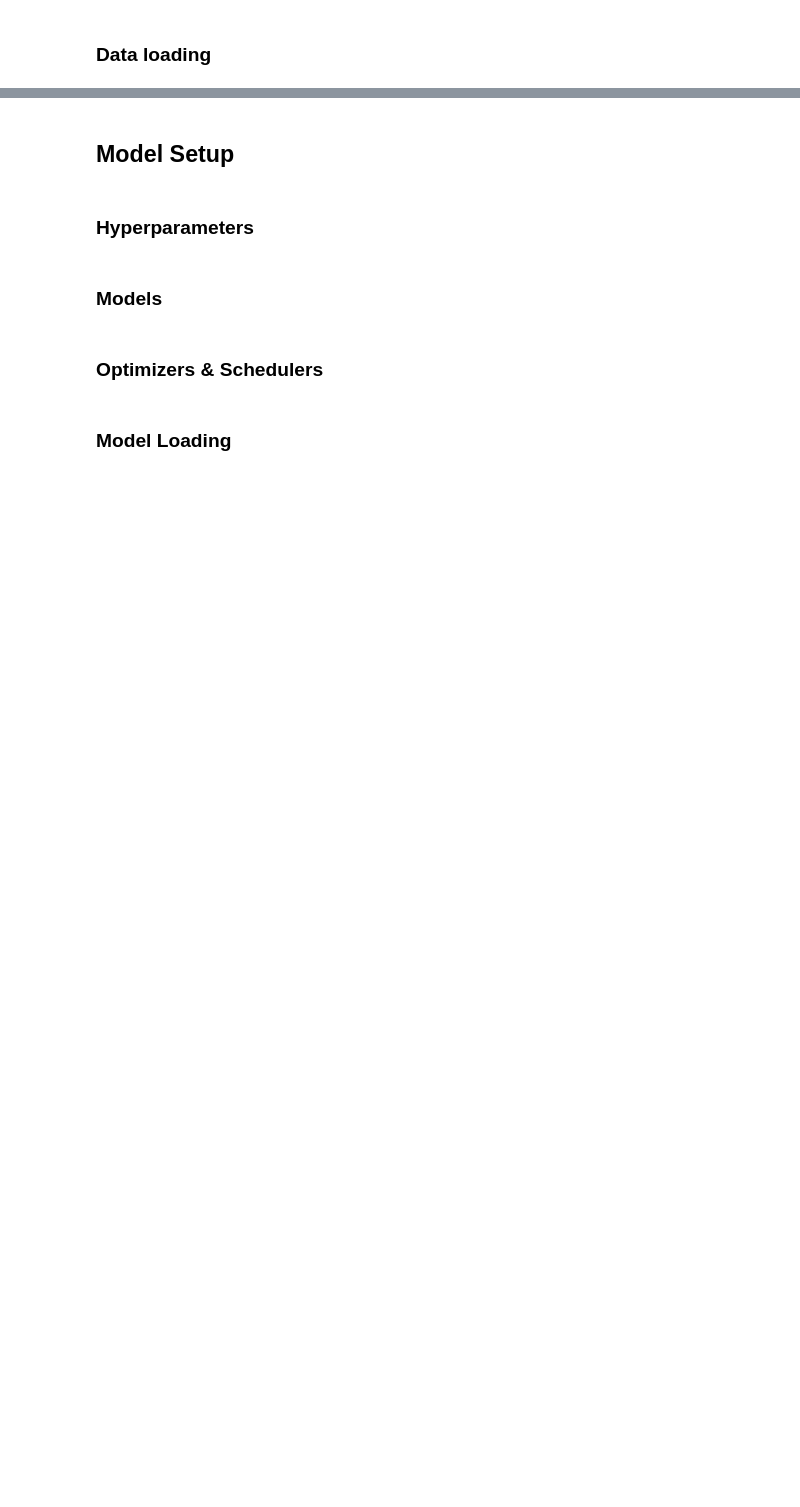
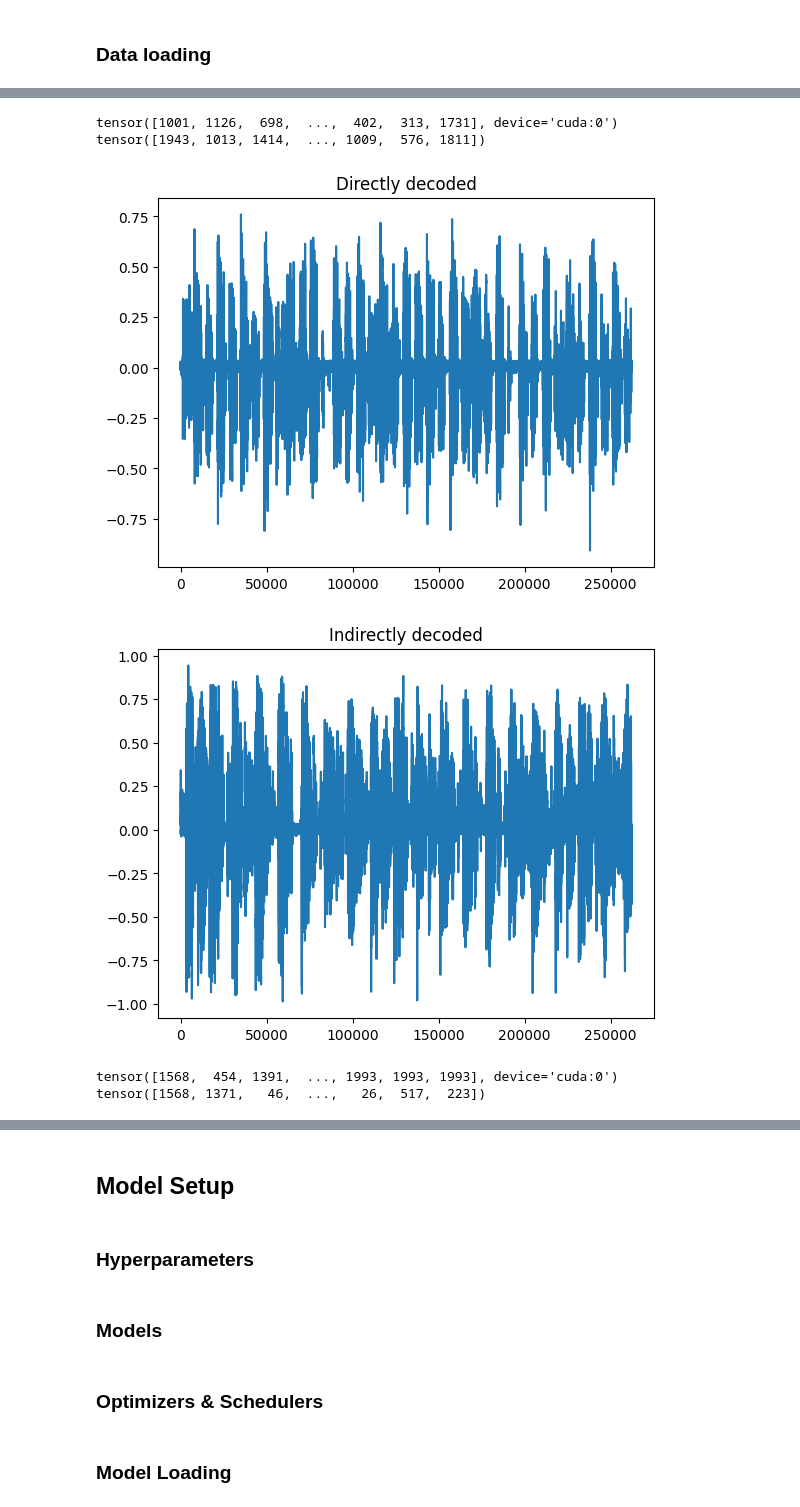
Before and after one commit to FinianLandes/MA_Diffusion, a Jupyter notebook: JukeboxImpl/Audio Transformer.ipynb, the cells around one changed output, grey strips where cells are left out. Saved outputs shown, nothing was run; the diff lists cells and outputs as text; code cells hidden in the pictures; blank space fills up the shorter version.

```diff
--- a/JukeboxImpl/Audio Transformer.ipynb
+++ b/JukeboxImpl/Audio Transformer.ipynb
@@ -98,16 +97,44 @@ logger.info(f"Created test dataset with length {len(md.train_dataset)}")
 # %%
-def generate_latent_repr(vq_vae: nn.Module, data: Dataset, batch_size: int = 24, device: str = "cpu") -> Dataset:
+def generate_latent_repr(vq_vae: VQVAE, data: Dataset, batch_size: int = 24, device: str = "cpu", n_samples: int | None = None) -> Dataset:
     data_loader = DataLoader(data, batch_size=batch_size, shuffle=False)
     converted_data = []
     vq_vae.eval()
     for b,_ in (data_loader):
-        _, q_z, _, _ = vq_vae(b.unsqueeze(1).to(device))
-        converted_data.append(q_z)
+        with torch.no_grad():
+            indicies = vq_vae.encode(b.unsqueeze(1).to(device))
+        converted_data.append(indicies)
     vq_vae.train()
     new_data = torch.cat(converted_data, dim=0)
+    if n_samples is not None:
+        new_data = new_data[:n_samples, ...]
+
     return AudioDataset(new_data, data_type=torch.long)
 # %%
-latent_dataset = generate_latent_repr(vq_vae, train_dataset, 12, device)
-latent_val_dataset = generate_latent_repr(vq_vae, val_dataset, 12, device)
+latent_dataset = generate_latent_repr(vq_vae, train_dataset, 24, device)
+latent_val_dataset = generate_latent_repr(vq_vae, val_dataset, 24, device)
 train_dataloader = DataLoader(latent_dataset, batch_size, shuffle=False)
 validation_dataloader = DataLoader(latent_val_dataset, batch_size, shuffle=False)
+# %%
+
+vq_vae.eval()
+inp = train_dataset[:24][0].unsqueeze(1).to(device)
+with torch.no_grad():
+    output, q_z, commit_loss, metrics = vq_vae(inp)
+    outp = vq_vae.decode(latent_val_dataset[:24][0].to(device))
+
+for idx in range(2):
+    print(q_z[idx])
+    print(latent_val_dataset[idx][0])
+    plt.plot(output[idx][0].cpu().numpy())
+    plt.title("Directly decoded")
+    plt.show()
+    plt.plot(outp[idx][0].cpu().numpy())
+    plt.title("Indirectly decoded")
+    plt.show()
+# %% [output]
+tensor([1001, 1126,  698,  ...,  402,  313, 1731], device='cuda:0')
+tensor([1943, 1013, 1414,  ..., 1009,  576, 1811])
+[figure, added]
+[figure, added]
+tensor([1568,  454, 1391,  ..., 1993, 1993, 1993], device='cuda:0')
+tensor([1568, 1371,   46,  ...,   26,  517,  223])
```
Also changed, not shown: parts of 25 cells of this notebook, 2 other files.
